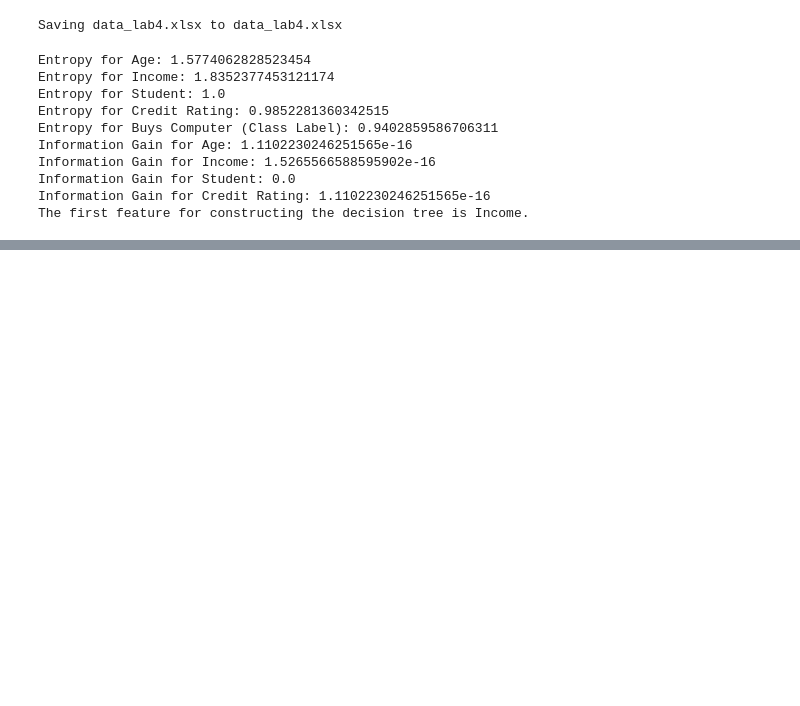
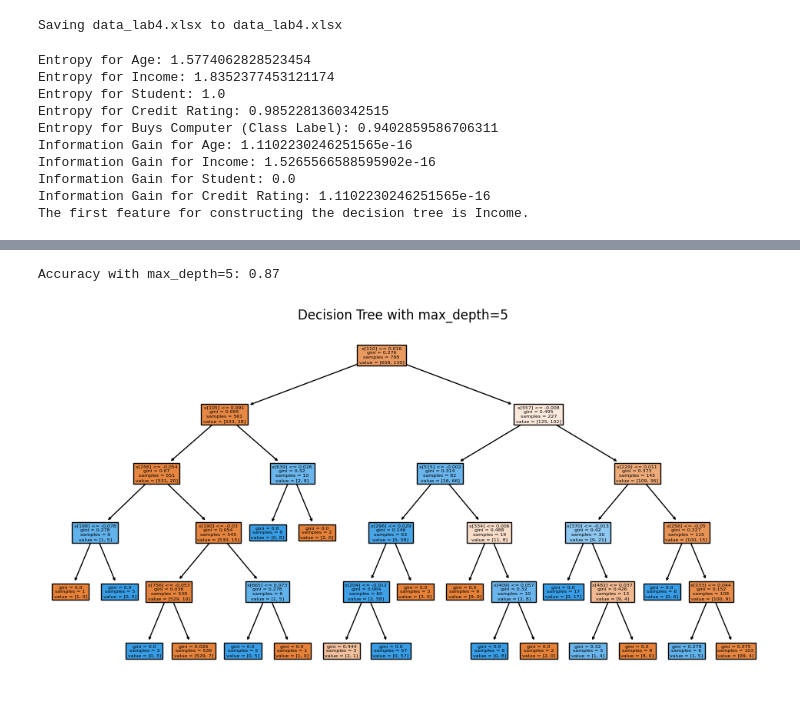
Before and after one commit to vidulaarumugam/Machine-learning_vidula, a Jupyter notebook: lab4_ml.ipynb, the cells around one changed output, grey strips where cells are left out. Saved outputs shown, nothing was run; the diff lists cells and outputs as text; code cells hidden in the pictures; blank space fills up the shorter version.

```diff
--- a/lab4_ml.ipynb
+++ b/lab4_ml.ipynb
@@ -103,0 +150,21 @@ Depth of the constructed decision tree: 5
+# %%
+#A5) Impose a max_depth constraint on the tree construction. Construct the tree again and check the accuracies. Visualize the tree constructed with max_depth constraint.
+max_depth = 5
+clf = DecisionTreeClassifier(max_depth=max_depth)
+clf.fit(X_train, y_train)
+
+# Predict on the test data
+y_pred = clf.predict(X_test)
+
+# Calculate accuracy
+accuracy = accuracy_score(y_test, y_pred)
+print(f"Accuracy with max_depth={max_depth}: {accuracy:.2f}")
+
+# Visualize the decision tree
+plt.figure(figsize=(12, 6))
+plot_tree(clf, filled=True)
+plt.title(f'Decision Tree with max_depth={max_depth}')
+plt.show()
+# %% [output]
+Accuracy with max_depth=5: 0.87
+[figure, added]
```
Also changed, not shown: parts of 7 cells of this notebook.
